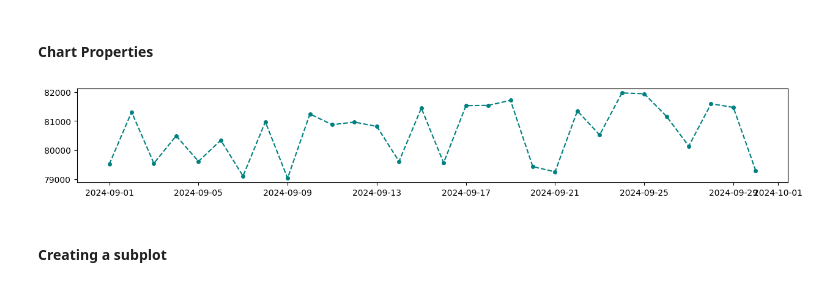
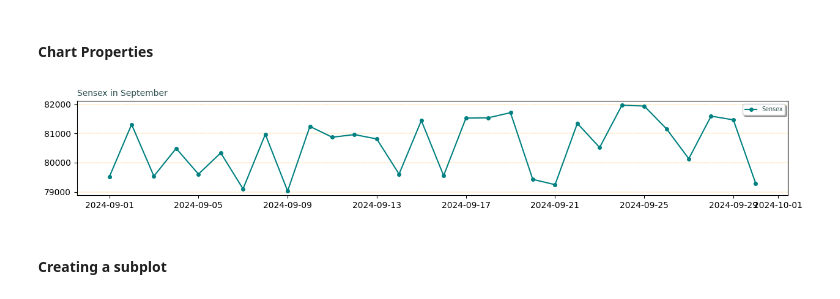
Before and after one commit to knowledge-corner/12_May_2025_Optum_Global, a Jupyter notebook: Classwork/Day - 1 classwork.ipynb, the cells around one changed output. Drawn from its saved outputs; the diff is of its cells as text; code cells hidden in the pictures.

```diff
--- a/Classwork/Day - 1 classwork.ipynb
+++ b/Classwork/Day - 1 classwork.ipynb
@@ -1568,11 +1568,18 @@ _ = plt.plot(dates, sensex)
 #### Chart Properties
 # %%
 plt.figure(figsize = (15, 2))
-plt.plot(dates, sensex, c = "teal", marker = "o", markersize = 4, ls = "--")
+# Line chart -
+plt.plot(dates, sensex, c = "teal", marker = "o", markersize = 4, label = "Sensex")
+# Title -
+plt.title("Sensex in September", loc = "left", color = "Darkslategrey", size = "medium")
+# Grid -
+plt.grid(axis="y", color = "orange", lw = 0.3, ls = "--")
+# Legend -
+plt.legend(labelcolor = "Darkslategrey", fontsize  = "x-small", shadow = True)
 
 plt.show()
 # %% [output]
-[figure, old version]
+[figure, new version]
 # %% [markdown]
 #### Creating a subplot
 # %% [markdown]
```
